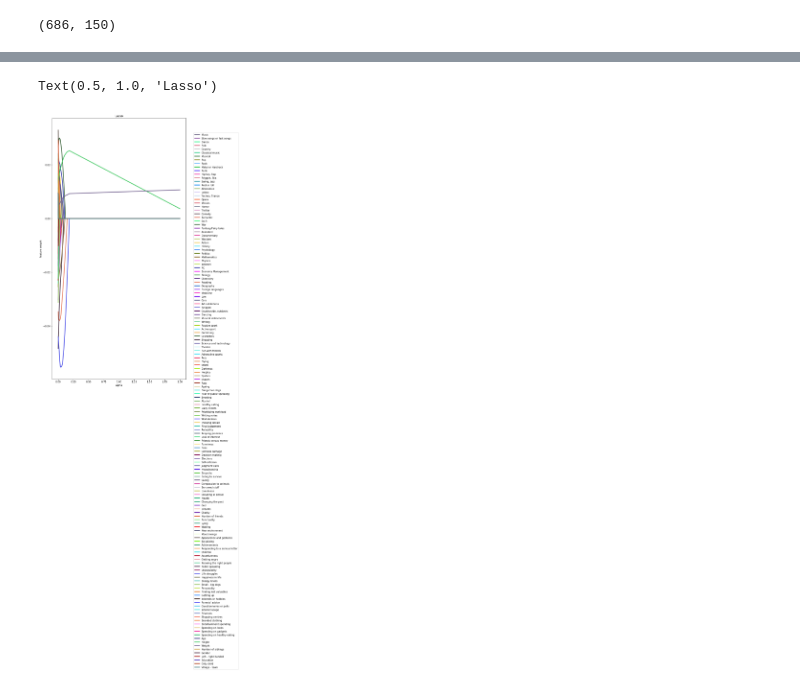
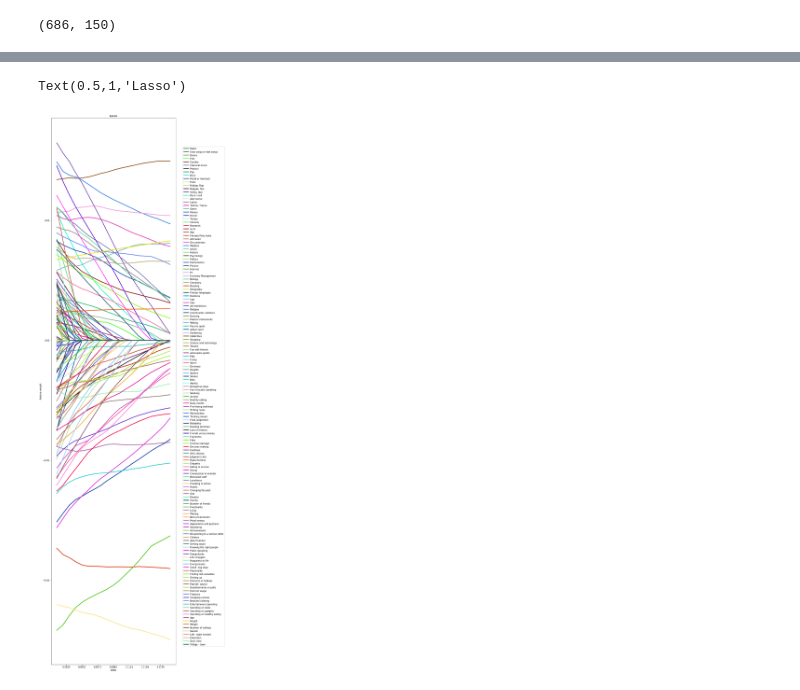
Before and after one commit to Agotsulov/ML-imit, a Jupyter notebook: Homework7/Homework7.ipynb, the cells around one changed output, grey strips where cells are left out. Saved outputs shown, nothing was run; the diff lists cells and outputs as text; code cells hidden in the pictures.

```diff
--- a/Homework7/Homework7.ipynb
+++ b/Homework7/Homework7.ipynb
@@ -83,7 +72,7 @@ y = df['Gender']
 # %%
 from sklearn.linear_model import Lasso
 
-alphas = np.arange(0.001, 2, 0.001)
+alphas = np.arange(0.001, 0.01, 0.001)
 coefs_lasso = np.zeros((alphas.shape[0], X.shape[1])) # матрица весов размера (число регрессоров) x (число признаков)
 
 i = 0
@@ -91,5 +80,8 @@ for alpha in alphas:
     lasso = Lasso(alpha = alpha)
     lasso.fit(X, y)
     coefs_lasso[i, :] = lasso.coef_
-
+    if np.count_nonzero(lasso.coef_) > lasso.coef_.size / 2:
+        print("Alpha = " ,end=str(alpha))
+        print(" ")
+        #print(lasso.coef_)
     i += 1
@@ -96,11 +96,11 @@ for alpha in alphas:
 # %%
-plt.figure(figsize=(10, 20))
+plt.figure(figsize=(10, 45))
 for coef, feature in zip(coefs_lasso.T, df.columns):
     plt.plot(alphas, coef, label=feature, color=np.random.rand(3), linewidth=3)
 plt.legend(loc="upper right", bbox_to_anchor=(1.4, 0.95))
 plt.xlabel("alpha")
 plt.ylabel("feature weight")
 plt.title("Lasso")
 # %% [output]
-Text(0.5, 1.0, 'Lasso')
+Text(0.5,1,'Lasso')
-[figure, old version]
+[figure, new version]
```
Also changed, not shown: parts of 2 cells of this notebook.
